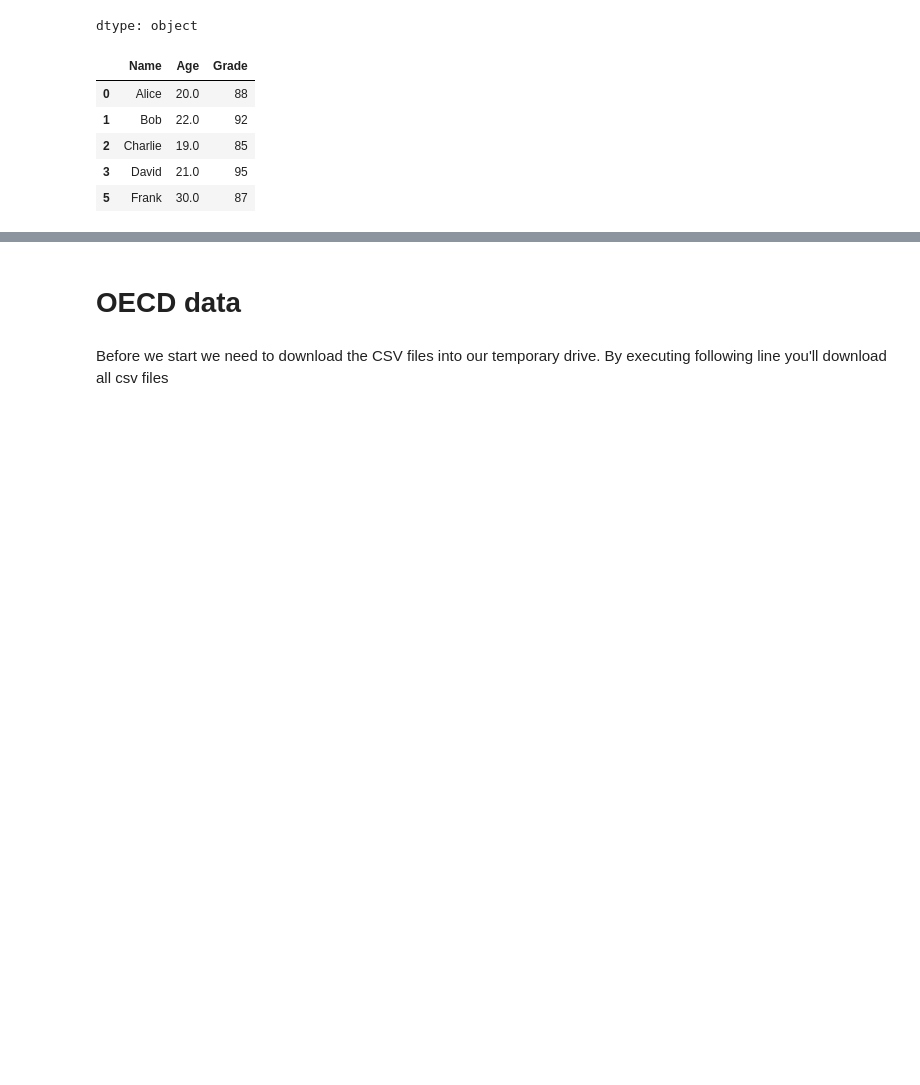
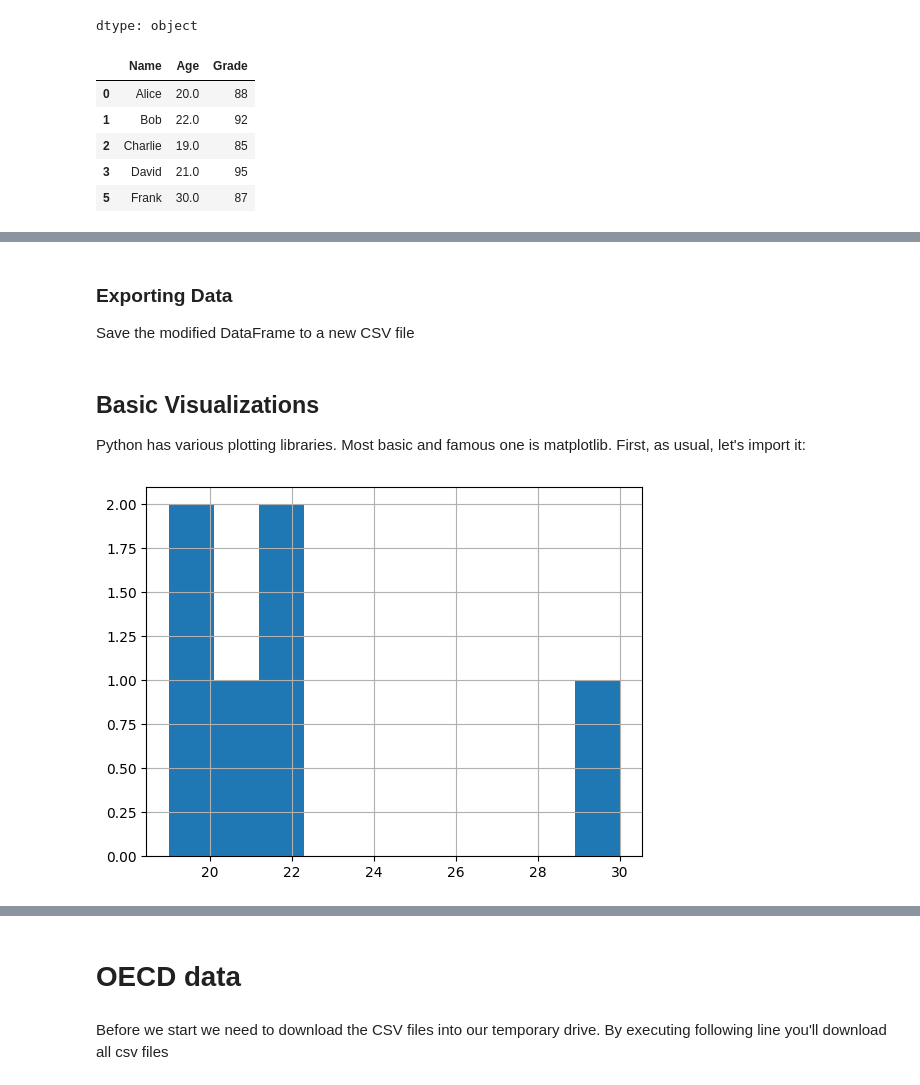
Before and after one commit to fleshgordo/dataexploration, a Jupyter notebook: DataExploration.ipynb, the cells around one changed output, grey strips where cells are left out. Drawn from its saved outputs; the diff is of its cells as text; code cells hidden in the pictures; blank space fills up the shorter version.

```diff
--- a/DataExploration.ipynb
+++ b/DataExploration.ipynb
@@ -32,7 +32,7 @@ We'll work with a simple dataset of six students, including their names, ages, a
 # %%
 # Sample data
 data = {
-    'Name': ['Alice', 'Bob', 'Charlie', 'David', 'Bob', 'Frank'],
+    'Name': ['Alice', 'Bob', 'Charlie', 'David', 'Eva', 'Frank'],
     'Age': [20, 22, 19, 21, 22, 30],
     'Grade': [88, 92, 85, 95, 92, 87]
 }
@@ -158,0 +205,13 @@ df
+# %%
+# Define a function to categorize grades
+def grade_category(grade):
+    if grade >= 90:
+        return 'A'
+    elif grade >= 80:
+        return 'B'
+    else:
+        return 'C'
+
+# Apply the function to create a new column
+df['Grade Category'] = df['Grade'].apply(grade_category)
+df
@@ -158,0 +230,7 @@ df
+# %%
+# Increase all grades by 5
+df['Grade'] = df['Grade'] + 5
+
+# Ensure grades do not exceed 100
+df['Grade'] = df['Grade'].apply(lambda x: 100 if x > 100 else x)
+df
@@ -158,0 +245,4 @@ df
+# %% [markdown]
+### Exporting Data
+
+Save the modified DataFrame to a new CSV file
@@ -158,0 +254,4 @@ df
+# %% [markdown]
+## Basic Visualizations
+
+Python has various plotting libraries. Most basic and famous one is matplotlib. First, as usual, let's import it:
@@ -158,0 +260,6 @@ df
+# %%
+# Plot a histogram of student ages
+df['Age'].hist()
+plt.show()
+# %% [output]
+[figure, added]
```
Also changed, not shown: parts of 17 cells of this notebook.
